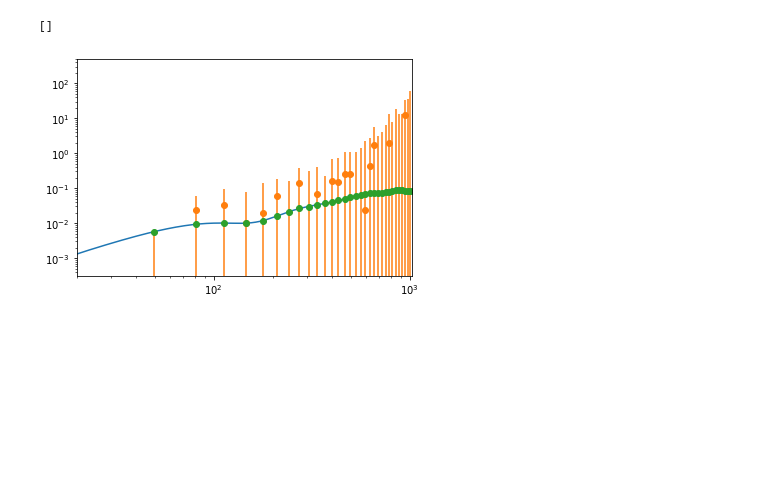
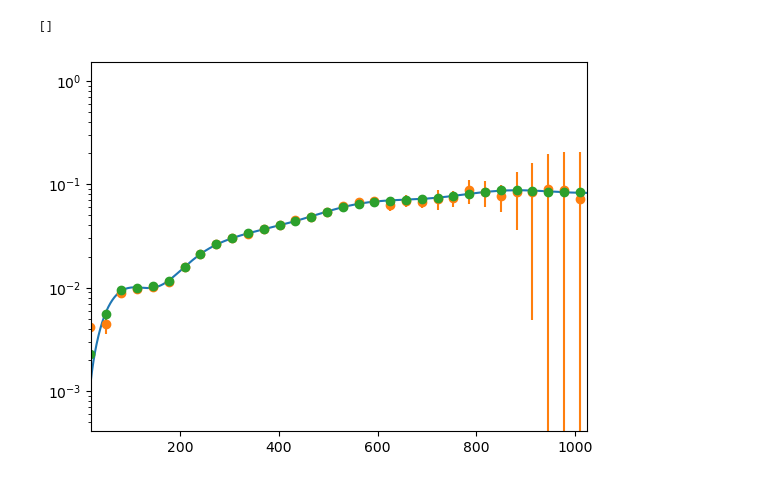
Before and after one commit to catyz/destripe, a Jupyter notebook: noise_test.ipynb, the cells around one changed output. Cells and saved outputs as stored; diff of their text form; code cells hidden in the pictures; blank space fills up the shorter version.

```diff
--- a/noise_test.ipynb
+++ b/noise_test.ipynb
@@ -34,8 +26,11 @@ input_cls_noBB[2] = np.zeros(lmax+1)
 ell_input = ell_input[:lmax+1]
 c2d = ell_input*(ell_input+1)/2/np.pi
 
-Nl_T = methods.get_Nl(30, 50, -1.8, lmax)
-Nl_P = methods.get_Nl(60, 20, -1.4, lmax)
+# Nl_T = methods.get_Nl(30, 50, -1.8, lmax)
+# Nl_P = methods.get_Nl(60, 20, -1.4, lmax)
+
+Nl_T = methods.get_Nl(2.1, 50, -3, lmax)
+Nl_P = methods.get_Nl(np.sqrt(2)*2.1, 25, -3, lmax)
 
 noise_cls = np.array([Nl_T, Nl_P, Nl_P, np.zeros(lmax+1)])
 # %%
@@ -54,8 +49,8 @@ reload(methods)
 sigmab = hp.nside2resol(nside)
 fwhm = methods.sigma2fwhm(sigmab)
 bl = methods.get_bl(nside)
-mll = methods.get_mll(mask_apo, nside, pol=True, purify_b=False)
 b = nmt.NmtBin.from_nside_linear(nside, 32)
+mll,_ = methods.get_mll(mask_apo, nside, b, pol=True, purify_b=False)
 ells = b.get_effective_ells()
 c2db = ells * (ells+1) /2/np.pi
 masked_cl_noise = (mll@np.concatenate(np.array([Nl_P, np.zeros(lmax+1), np.zeros(lmax+1), Nl_P]))).reshape(4, lmax+1)
@@ -100,12 +101,12 @@ plt.xlim(20, 2*nside)
 # %%
 plt.plot(BB)
 plt.errorbar(ells, mean[3], std[3], fmt='o')
 plt.errorbar(ells, mean_noiseless[3], std_noiseless[3], fmt='o')
 plt.xlim(20, 2*nside)
-plt.loglog()
+plt.semilogy()
 # %% [output]
 []
-[figure, old version]
+[figure, new version]
 # %%
 plt.plot(ells, std[3])
 plt.plot(ells, std_noiseless[3])
```
Also changed, not shown: parts of 6 cells of this notebook, 11 other files.
